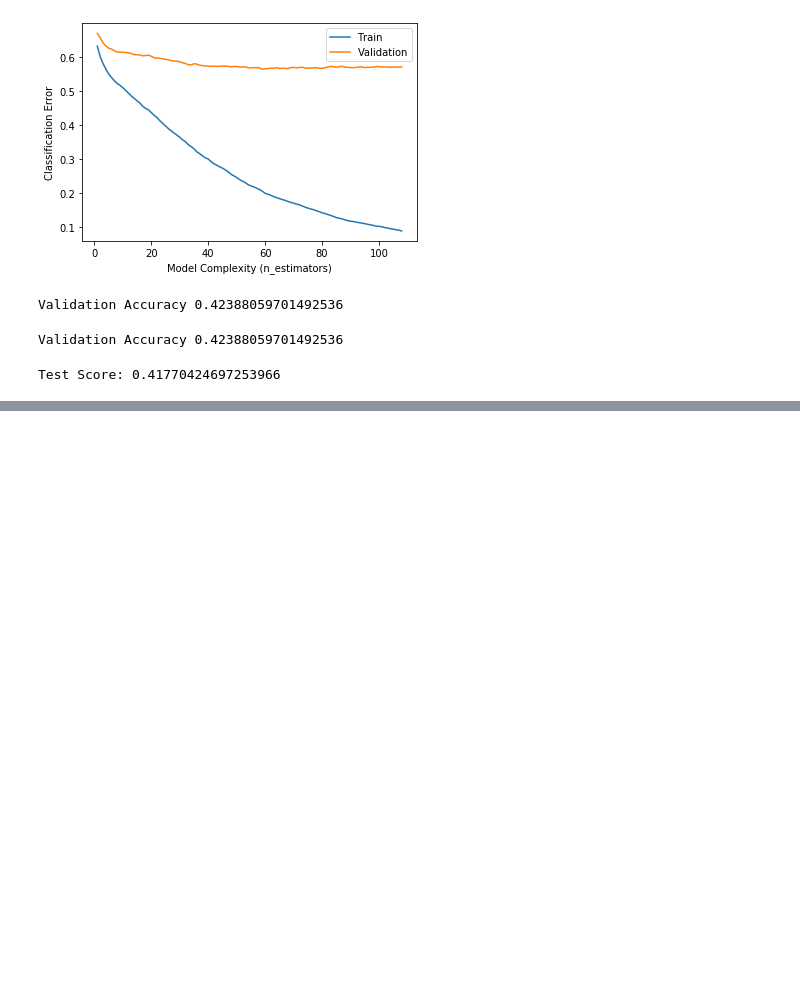
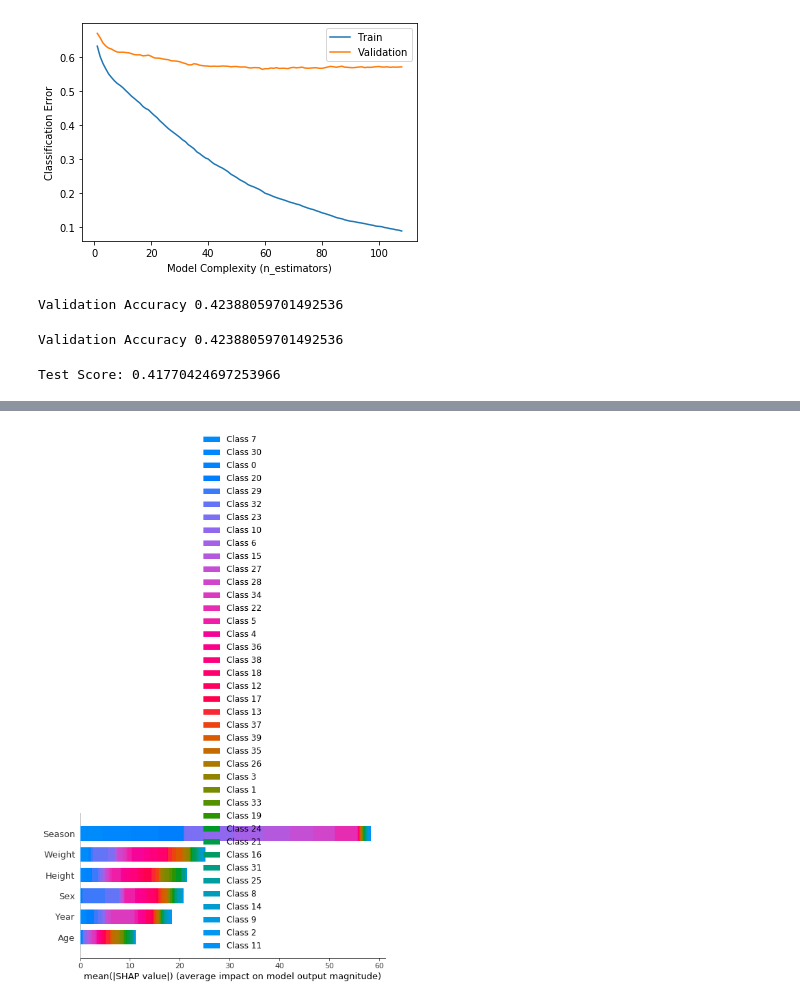
Before and after one commit to AmyBeisel/Olympics-Data, a Jupyter notebook: notebooks/LS_DS_231_assignment_AMY_BEISEL.ipynb, the cells around one changed output, grey strips where cells are left out. Saved outputs shown, nothing was run; the diff lists cells and outputs as text; code cells hidden in the pictures; blank space fills up the shorter version.

```diff
--- a/notebooks/LS_DS_231_assignment_AMY_BEISEL.ipynb
+++ b/notebooks/LS_DS_231_assignment_AMY_BEISEL.ipynb
@@ -603,3 +604,6 @@ score = final_model.score(X_test_encoded, y_test)
 print(f'Test Score: {score}')
 # %% [output]
 Test Score: 0.41770424697253966
+# %%
+import shap
+explainer = shap.TreeExplainer(model)
@@ -605,0 +643,6 @@ Test Score: 0.41770424697253966
+# %%
+# Calculate Shap values
+choosen_instance = X_test_encoded.iloc[[420]]
+shap_values = explainer.shap_values(choosen_instance)
+shap.initjs()
+shap.force_plot(explainer.expected_value[1], shap_values[1], choosen_instance)
@@ -605,0 +652,4 @@ Test Score: 0.41770424697253966
+# %%
+shap.summary_plot(shap_values, X_train)
+# %% [output]
+[figure, added]
```
Also changed, not shown: parts of 8 cells of this notebook.
